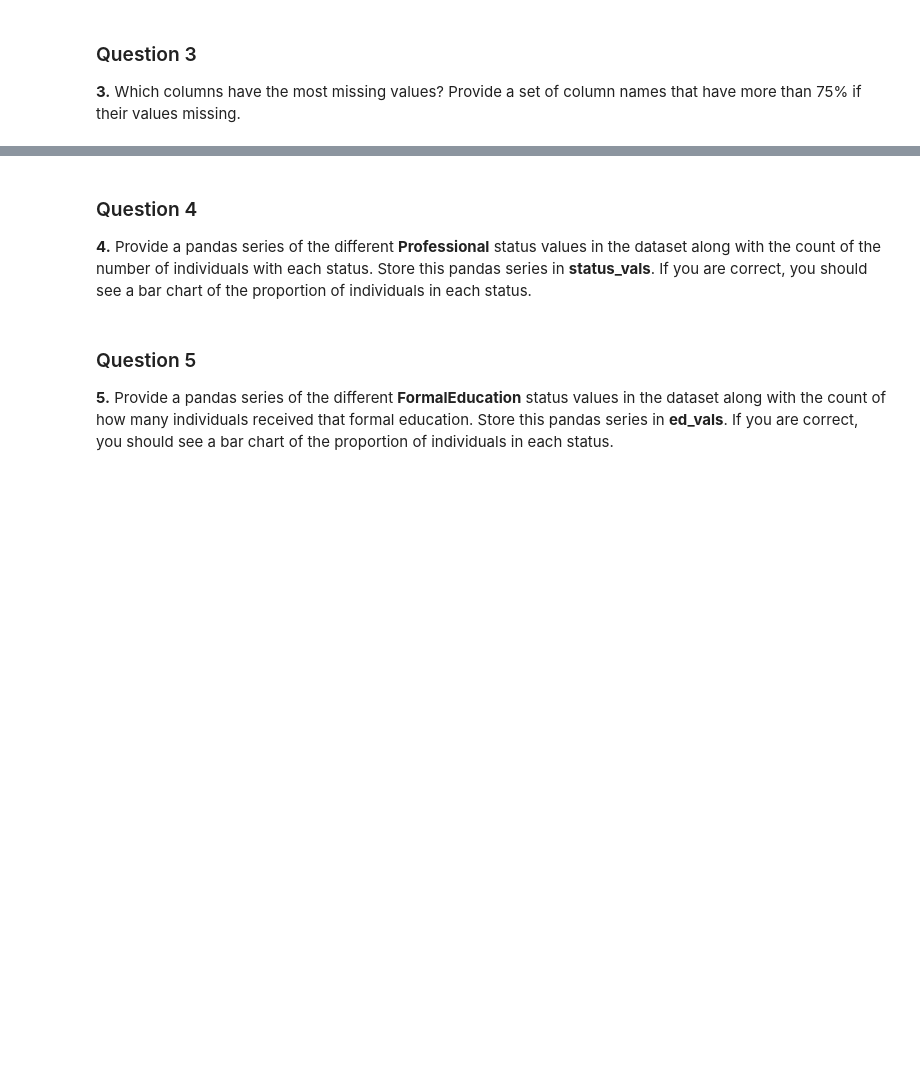
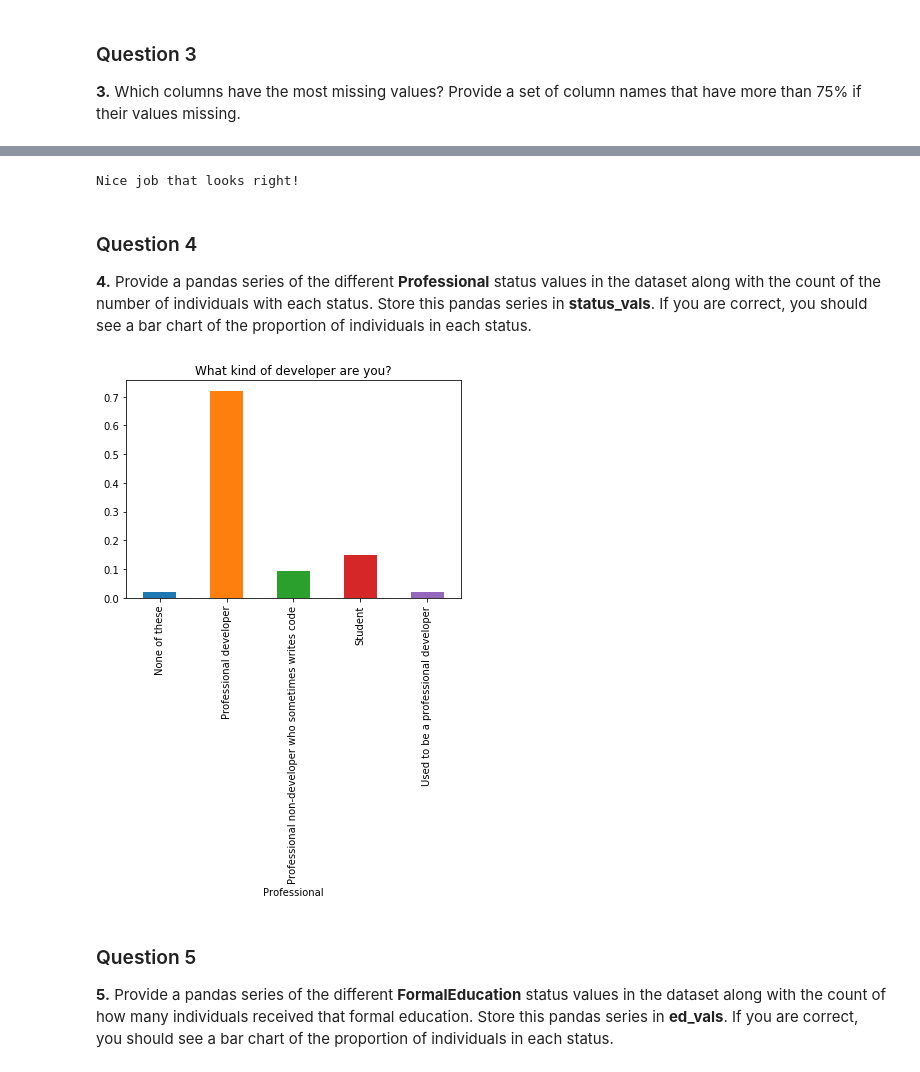
Before and after one commit to dorottyawinter/data_scientist_nanodegree, a Jupyter notebook: A Look at the Data.ipynb, the cells around one changed output, grey strips where cells are left out. Drawn from its saved outputs; the diff is of its cells as text; code cells hidden in the pictures; blank space fills up the shorter version.

```diff
--- a/A Look at the Data.ipynb
+++ b/A Look at the Data.ipynb
@@ -97,19 +144,32 @@ Nice job that looks right!
 # %%
-most_missing_cols = #Provide a set of columns with more than 75% of the values missing
+most_missing_cols = cols_missing75 #Provide a set of columns with more than 75% of the values missing
 
 t.most_missing_cols(most_missing_cols)
+# %% [output]
+Nice job that looks right!
 # %% [markdown]
 ### Question 4
 
 **4.** Provide a pandas series of the different **Professional** status values in the dataset along with the count of the number of individuals with each status.  Store this pandas series in **status_vals**.  If you are correct, you should see a bar chart of the proportion of individuals in each status.
+# %%
+def count_occurence(groupby_col, count_col):
+    # (str, str) -> pd.Series
+
+    grouped_df = df.groupby([groupby_col], as_index=False)[count_col].agg({'occurence': 'count'})
+    grouped_series = pd.Series(data=np.array(grouped_df['occurence']),
+                               index=grouped_df[groupby_col])
+
+    return grouped_series
 # %%
-status_vals = #Provide a pandas series of the counts for each Professional status
+status_vals = count_occurence(groupby_col='Professional', count_col='Respondent') #Provide a pandas series of the counts for each Professional status
 
 # The below should be a bar chart of the proportion of individuals in each professional category if your status_vals
 # is set up correctly.
 
 (status_vals/df.shape[0]).plot(kind="bar");
 plt.title("What kind of developer are you?");
+# %% [output]
+[figure, added]
 # %% [markdown]
 ### Question 5
 
```
Also changed, not shown: parts of 6 cells of this notebook, 2 other files.
